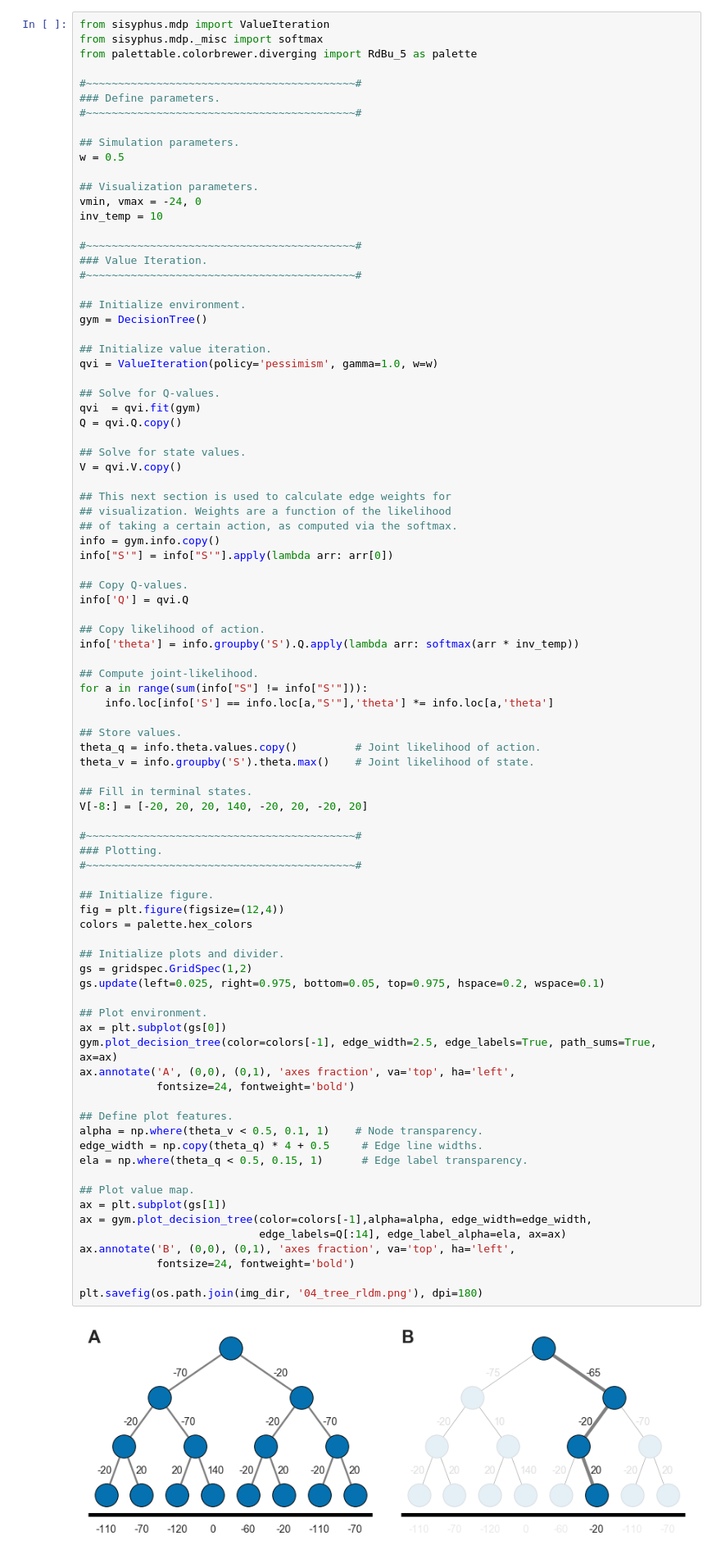
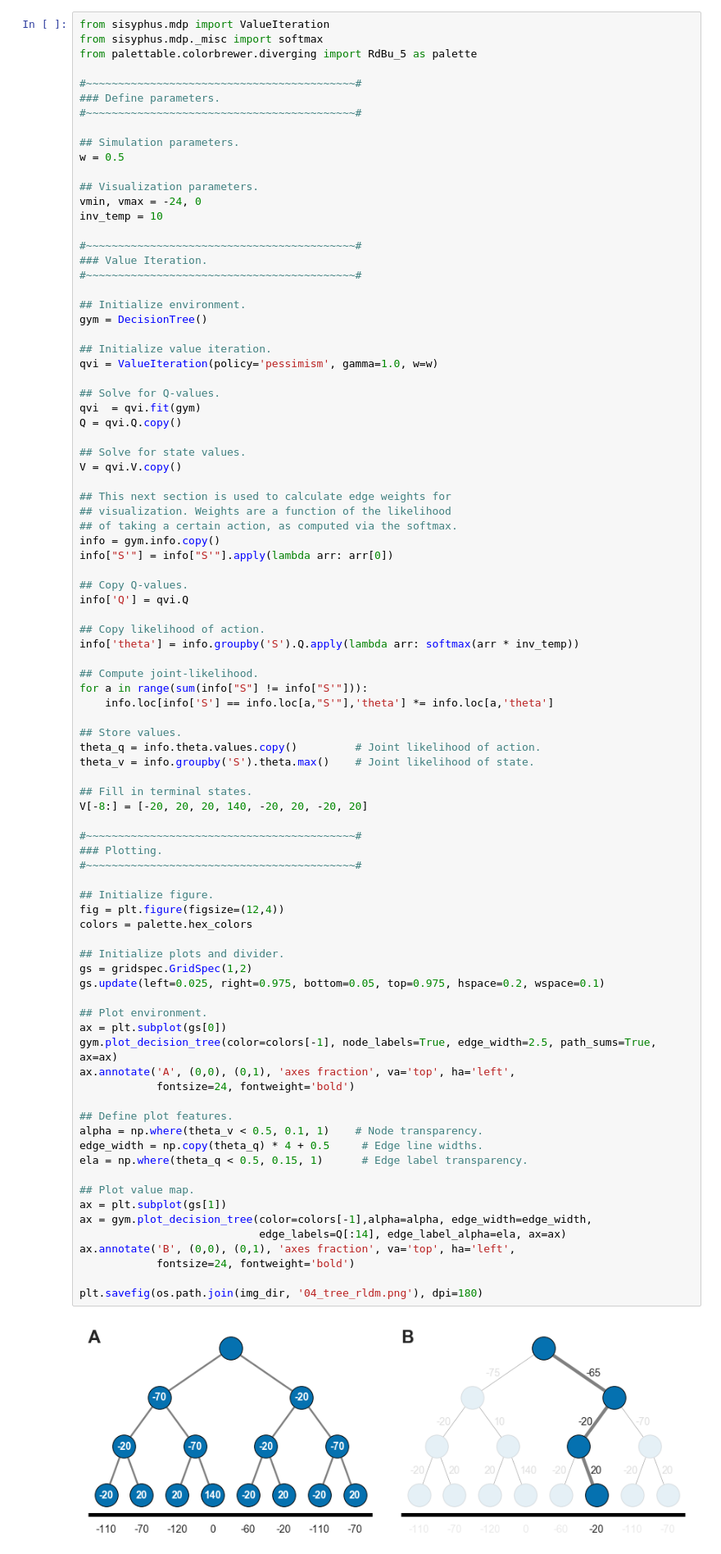
Before and after one commit to ndawlab/seqanx, a Jupyter notebook: notebooks/04_DecisionTree.ipynb, the cells around one changed output. Shown: that part at 82% size. Drawn from its saved outputs; the diff is of its cells as text.

```diff
--- a/notebooks/04_DecisionTree.ipynb
+++ b/notebooks/04_DecisionTree.ipynb
@@ -174,32 +174,32 @@ V[-8:] = [-20, 20, 20, 140, -20, 20, -20, 20]
 ### Plotting.
 #~~~~~~~~~~~~~~~~~~~~~~~~~~~~~~~~~~~~~~~~~~#
 
 ## Initialize figure.
 fig = plt.figure(figsize=(12,4))
 colors = palette.hex_colors
 
 ## Initialize plots and divider.
 gs = gridspec.GridSpec(1,2)
 gs.update(left=0.025, right=0.975, bottom=0.05, top=0.975, hspace=0.2, wspace=0.1)
 
 ## Plot environment.
 ax = plt.subplot(gs[0])
-gym.plot_decision_tree(color=colors[-1], edge_width=2.5, edge_labels=True, path_sums=True, ax=ax)
+gym.plot_decision_tree(color=colors[-1], node_labels=True, edge_width=2.5, path_sums=True, ax=ax)
 ax.annotate('A', (0,0), (0,1), 'axes fraction', va='top', ha='left',
             fontsize=24, fontweight='bold')
 
 ## Define plot features.
 alpha = np.where(theta_v < 0.5, 0.1, 1)    # Node transparency.
 edge_width = np.copy(theta_q) * 4 + 0.5     # Edge line widths.
 ela = np.where(theta_q < 0.5, 0.15, 1)      # Edge label transparency.
 
 ## Plot value map.
 ax = plt.subplot(gs[1])
 ax = gym.plot_decision_tree(color=colors[-1],alpha=alpha, edge_width=edge_width,
                             edge_labels=Q[:14], edge_label_alpha=ela, ax=ax)
 ax.annotate('B', (0,0), (0,1), 'axes fraction', va='top', ha='left',
             fontsize=24, fontweight='bold')
 
 plt.savefig(os.path.join(img_dir, '04_tree_rldm.png'), dpi=180)
 # %% [output]
-[figure, old version]
+[figure, new version]
```
Also changed, not shown: 4 other files.
